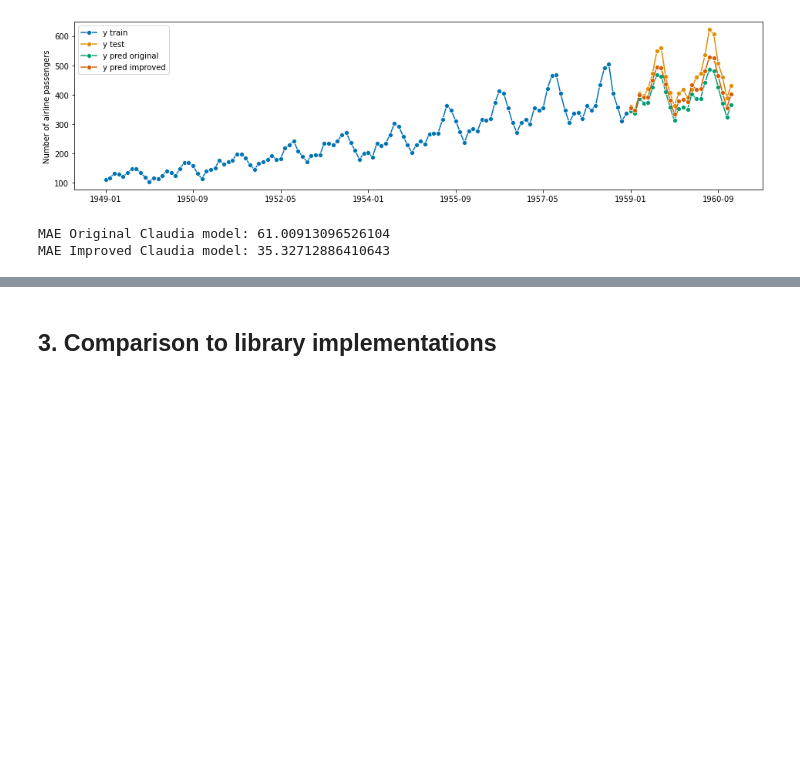
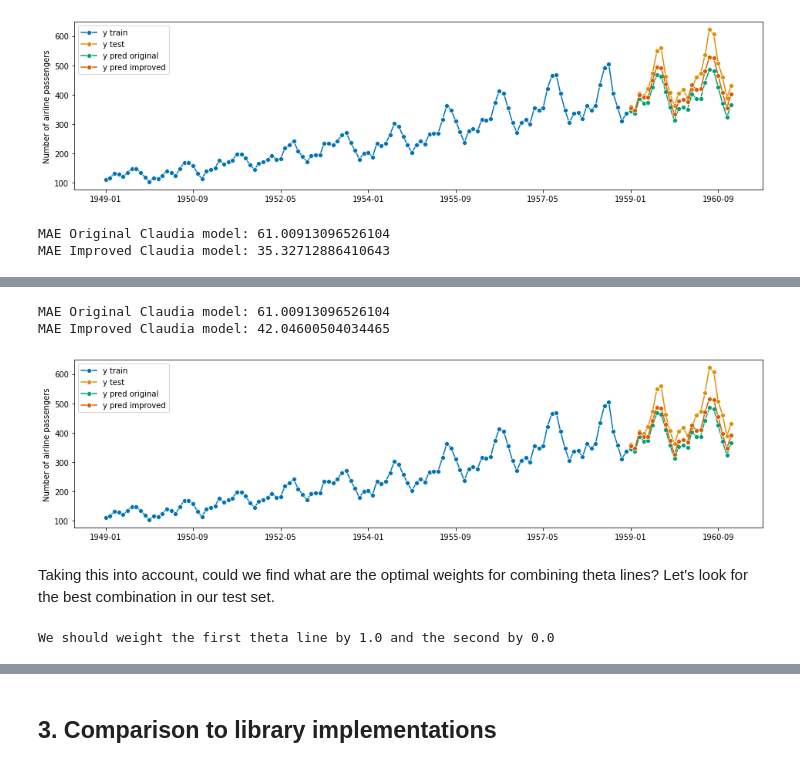
Before and after one commit to claudia-hm/datascience-explained, a Jupyter notebook: time-series/Theta Model.ipynb, the cells around one changed output, grey strips where cells are left out. Cells and saved outputs as stored; diff of their text form; code cells hidden in the pictures; blank space fills up the shorter version.

```diff
--- a/time-series/Theta Model.ipynb
+++ b/time-series/Theta Model.ipynb
@@ -175,10 +213,10 @@ fig, ax = plot_series(y_train, y_test, forecast_1, labels=["y train", "y test",
 # %%
 model = AutoARIMA(seasonal=False)
 model = model.fit(thetaline2)
-thetaline2_forecast = model.predict(fh_date)
-fig, ax = plot_series(thetaline2, thetaline2_forecast, labels=["theta line 2", "theta line 2 ES forecast"])
+thetaline2_forecast_2 = model.predict(fh_date)
+fig, ax = plot_series(thetaline2, thetaline2_forecast_2, labels=["theta line 2", "theta line 2 ES forecast"])
 
-forecast_deseason = 0.5*(thetaline1_forecast + thetaline2_forecast)
+forecast_deseason = 0.5*(thetaline1_forecast + thetaline2_forecast_2)
 
 season = seasonal[-window:]
 forecast_2 = forecast_deseason*season
@@ -194,0 +237,15 @@ MAE Improved Claudia model: 35.32712886410643
+# %%
+forecast_deseason = 0.8*thetaline1_forecast + 0.2*thetaline2_forecast
+
+season = seasonal[-window:]
+forecast_3 = forecast_deseason*season
+fig, ax = plot_series(y_train, y_test, forecast_1, forecast_3, labels=["y train", "y test", "y pred original","y pred improved"])
+
+print("MAE Original Claudia model: {}".format(mae(y_test, forecast_1)))
+print("MAE Improved Claudia model: {}".format(mae(y_test, forecast_3)))
+# %% [output]
+MAE Original Claudia model: 61.00913096526104
+MAE Improved Claudia model: 42.04600504034465
+[figure, added]
+# %% [markdown]
+Taking this into account, could we find what are the optimal weights for combining theta lines? Let's look for the best combination in our test set.
@@ -194,0 +263,5 @@ MAE Improved Claudia model: 35.32712886410643
+# %%
+w = tune_weights(y_test, thetaline1_forecast, thetaline2_forecast)
+print("We should weight the first theta line by {} and the second by {}".format(w, 1-w))
+# %% [output]
+We should weight the first theta line by 1.0 and the second by 0.0
```
Also changed, not shown: parts of 40 cells of this notebook.
